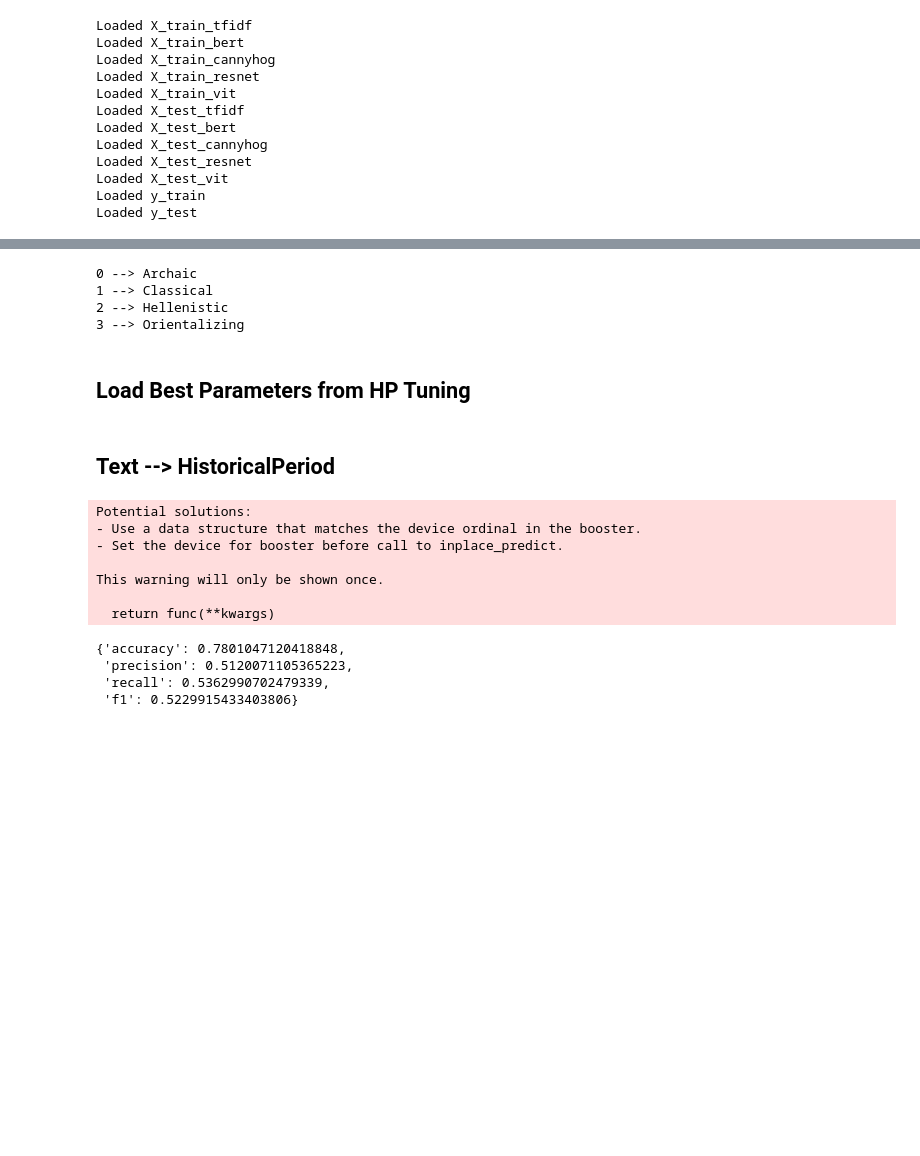
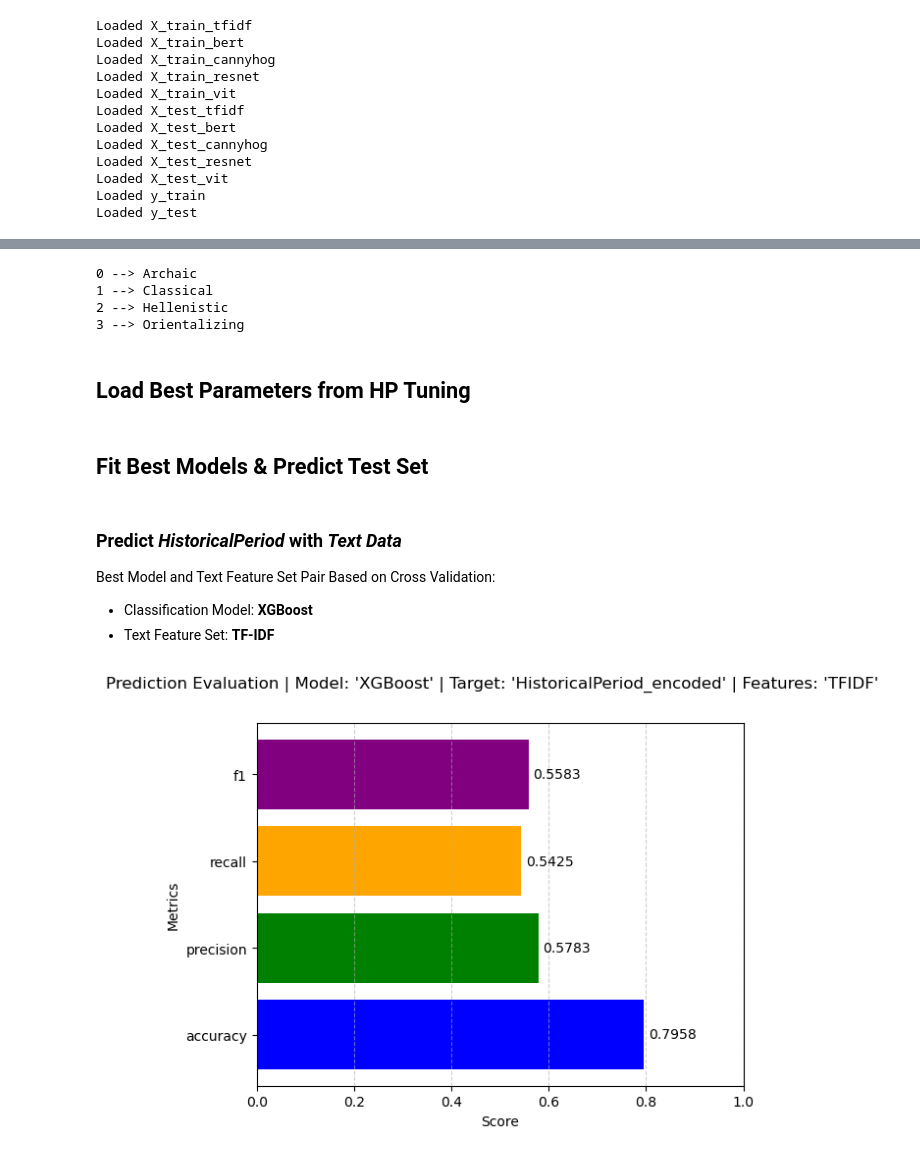
Before and after one commit to dimitris-kr/AgoraPottery, a Jupyter notebook: 02_chronology_prediction/classification/04_model_prediction.ipynb, the cells around one changed output, grey strips where cells are left out. Saved outputs shown, nothing was run; the diff lists cells and outputs as text; code cells hidden in the pictures; blank space fills up the shorter version.

```diff
--- a/02_chronology_prediction/classification/04_model_prediction.ipynb
+++ b/02_chronology_prediction/classification/04_model_prediction.ipynb
@@ -85,14 +96,0 @@ for subset in X.keys():
-# %%
-le = LabelEncoder()
-
-y["train"]["HistoricalPeriod_encoded"] = le.fit_transform(y["train"]["HistoricalPeriod"])
-y["test"]["HistoricalPeriod_encoded"] = le.transform(y["test"]["HistoricalPeriod"])
-
-label_mapping = {label: int(encoding) for label, encoding in zip(le.classes_, le.transform(le.classes_))}
-for label, encoding in label_mapping.items():
-    print(f"{encoding} --> {label}")
-# %% [output]
-0 --> Archaic
-1 --> Classical
-2 --> Hellenistic
-3 --> Orientalizing
@@ -101,3 +97,10 @@ target = "HistoricalPeriod_encoded"
+# %%
+y, target_enc, le = encode_labels(y, "HistoricalPeriod")
+# %% [output]
+0 --> Archaic
+1 --> Classical
+2 --> Hellenistic
+3 --> Orientalizing
 # %% [markdown]
 ## Load Best Parameters from HP Tuning
 # %%
@@ -112,27 +109,26 @@ with open(path_params, "r") as f:
+# %% [markdown]
+## Fit Best Models & Predict Test Set
 # %% [markdown]
-## Text --> HistoricalPeriod
+### Predict *HistoricalPeriod* with *Text Data*
+
+Best Model and Text Feature Set Pair Based on Cross Validation:
+- Classification Model: **XGBoost**
+- Text Feature Set: **TF-IDF**
 # %%
 model_class = XGBClassifier
 model_name = 'XGBoost'
 features = "tfidf"
 
-model = model_class(**best_params[model_name][(features, target)])
-model.fit(X_reduced["train"][features], y["train"][target])
-y_pred = model.predict(X_reduced["test"][features])
+best_params[model_name][(features, target_enc)].pop('device')
+best_params[model_name][(features, target_enc)].pop('tree_method')
+
+model = model_class(**best_params[model_name][(features, target_enc)])
+model.fit(X_reduced["train"][features].to_numpy(), y["train"][target_enc].to_numpy())
+y_pred = model.predict(X_reduced["test"][features].to_numpy())
-# %% [output]
-Potential solutions:
-- Use a data structure that matches the device ordinal in the booster.
-- Set the device for booster before call to inplace_predict.
-
-This warning will only be shown once.
-
-  return func(**kwargs)
 # %%
-scores = evaluate(y["test"][target], y_pred, metrics_c)
-scores
+scores = evaluate(y["test"][target_enc], y_pred, metrics_c)
+
+plot_prediction_scores(scores, model_name, target_enc, features)
 # %% [output]
-{'accuracy': 0.7801047120418848,
- 'precision': 0.5120071105365223,
- 'recall': 0.5362990702479339,
- 'f1': 0.5229915433403806}
+[figure, added]
 # %%
```
Also changed, not shown: parts of 29 cells of this notebook, 4 other files.
